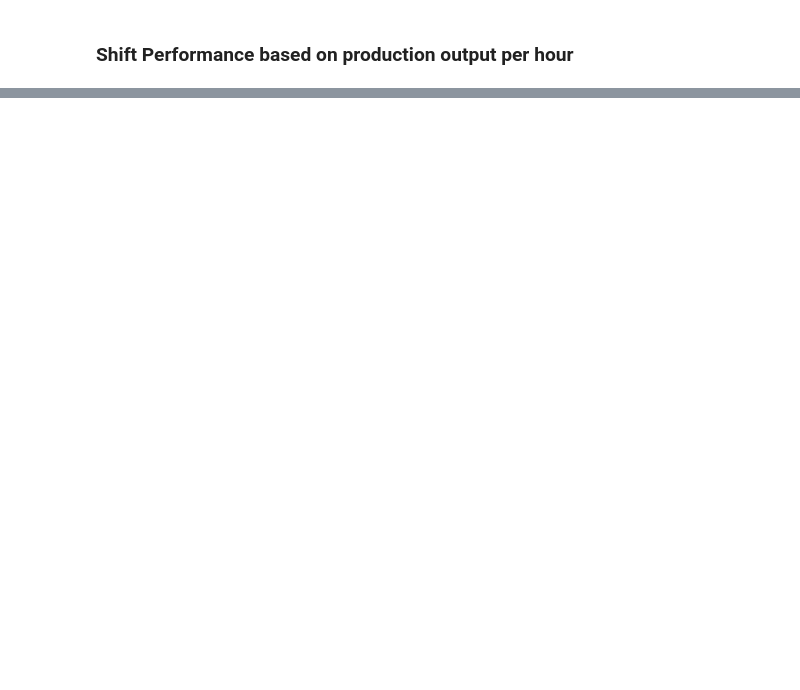
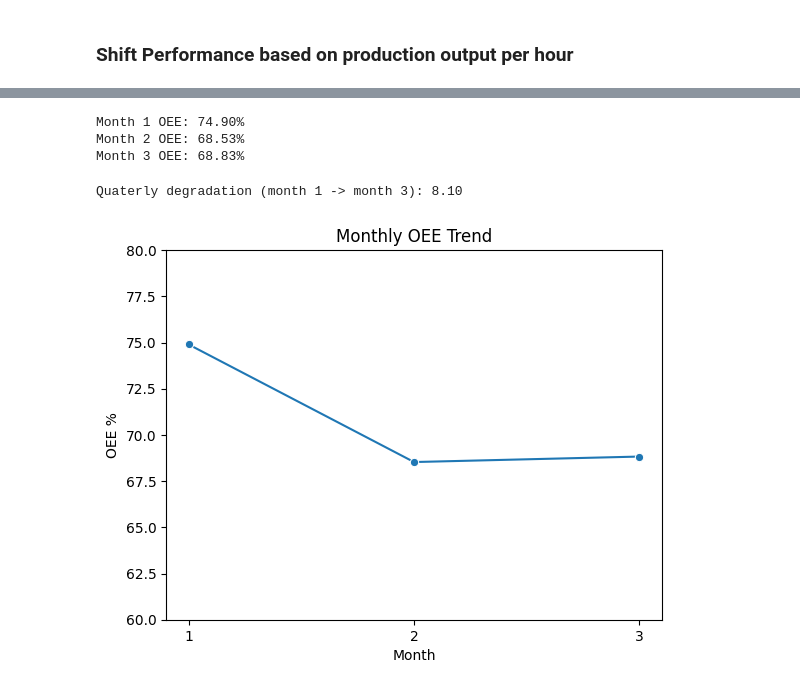
Before and after one commit to Bamidelejulius12/NordexShiftOptimizationSystem, a Jupyter notebook: notebooks/EDA.ipynb, the cells around one changed output, grey strips where cells are left out. Drawn from its saved outputs; the diff is of its cells as text; code cells hidden in the pictures; blank space fills up the shorter version.

Commit message:
data ingestion & validation succesfully created

```diff
--- a/notebooks/EDA.ipynb
+++ b/notebooks/EDA.ipynb
@@ -473,0 +800,17 @@ TypeError: subplot() takes 1 or 3 positional arguments but 2 were given
+# %%
+# merging availability into production
+merged_production_data = production.merge(available_machine_agg, how="left", on=["date", "shift_id"])
+merged_production_data['machine_availability'] = merged_production_data['machine_availability'].fillna(1)
+
+# performance based on the planned time (not run time)
+merged_production_data["performance"] = (merged_production_data['units_produced'] / (THEO * PLANNED)).clip(0, 1)
+
+# Quality
+merged_production_data["quality"] = 1 - merged_production_data["defect_count"] / merged_production_data["units_produced"]
+merged_production_data['quality'] = merged_production_data['quality'].fillna(1).clip(0, 1)
+
+# Final OEE estimate
+merged_production_data['oee_est'] = merged_production_data['machine_availability'] * merged_production_data["performance"] * merged_production_data["quality"]
+
+
+merged_production_data['month'] = merged_production_data['date'].dt.month
@@ -473,0 +826,38 @@ TypeError: subplot() takes 1 or 3 positional arguments but 2 were given
+# %%
+## monthly OEE (overall equipment effective for each of the month)
+monthly_oee = (
+    merged_production_data.groupby('month')['oee_est']
+    .mean()
+    .sort_index()
+)
+
+# print to confirm it matches the earlier value
+for month, value in monthly_oee.items():
+    print(f"Month {month} OEE: {value*100:.2f}%")
+# %% [output]
+Month 1 OEE: 74.90%
+Month 2 OEE: 68.53%
+Month 3 OEE: 68.83%
+# %%
+if 1 in monthly_oee.index and 3 in monthly_oee.index:
+    m1 = monthly_oee.loc[1]
+    m3 = monthly_oee.loc[3]
+    degradation = (m1 - m3) / m1 * 100
+    print(f"Quaterly degradation (month 1 -> month 3): {degradation:.2f}")
+else:
+    print('could not find month 1 and 3 in the data to compute the degradation process or curve')
+# %% [output]
+Quaterly degradation (month 1 -> month 3): 8.10
+# %%
+monthly_oee_df = monthly_oee.reset_index()
+monthly_oee_df["OEE_percentage"] = monthly_oee_df['oee_est'] * 100
+
+sns.lineplot(x='month', y = 'OEE_percentage', data = monthly_oee_df, marker = 'o')
+plt.title("Monthly OEE Trend")
+plt.ylabel('OEE %')
+plt.ylim(60, 80)
+plt.xticks([1, 2, 3])
+plt.xlabel('Month')
+plt.show()
+# %% [output]
+[figure, added]
```
Also changed, not shown: parts of 40 cells of this notebook, 10 other files.
